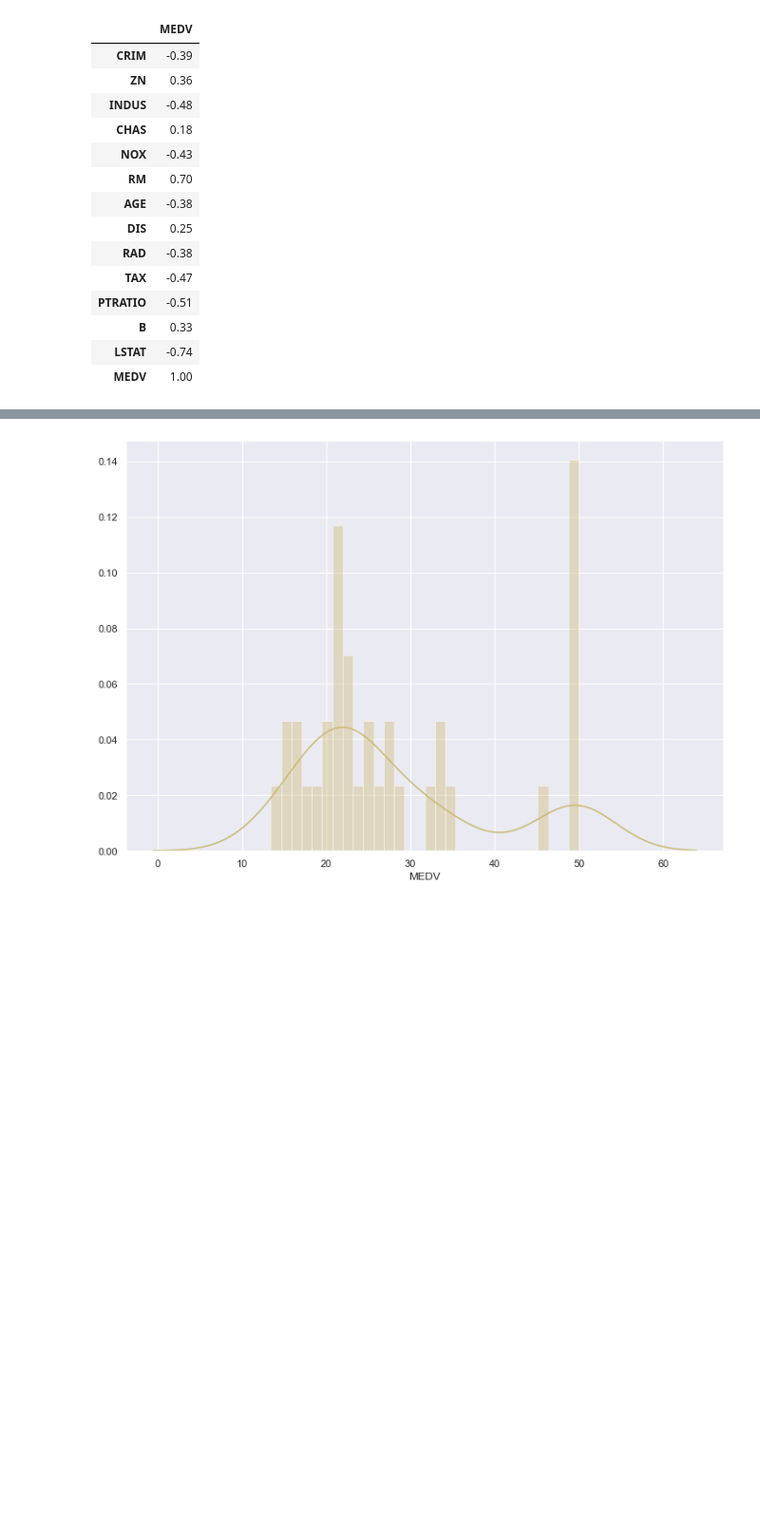
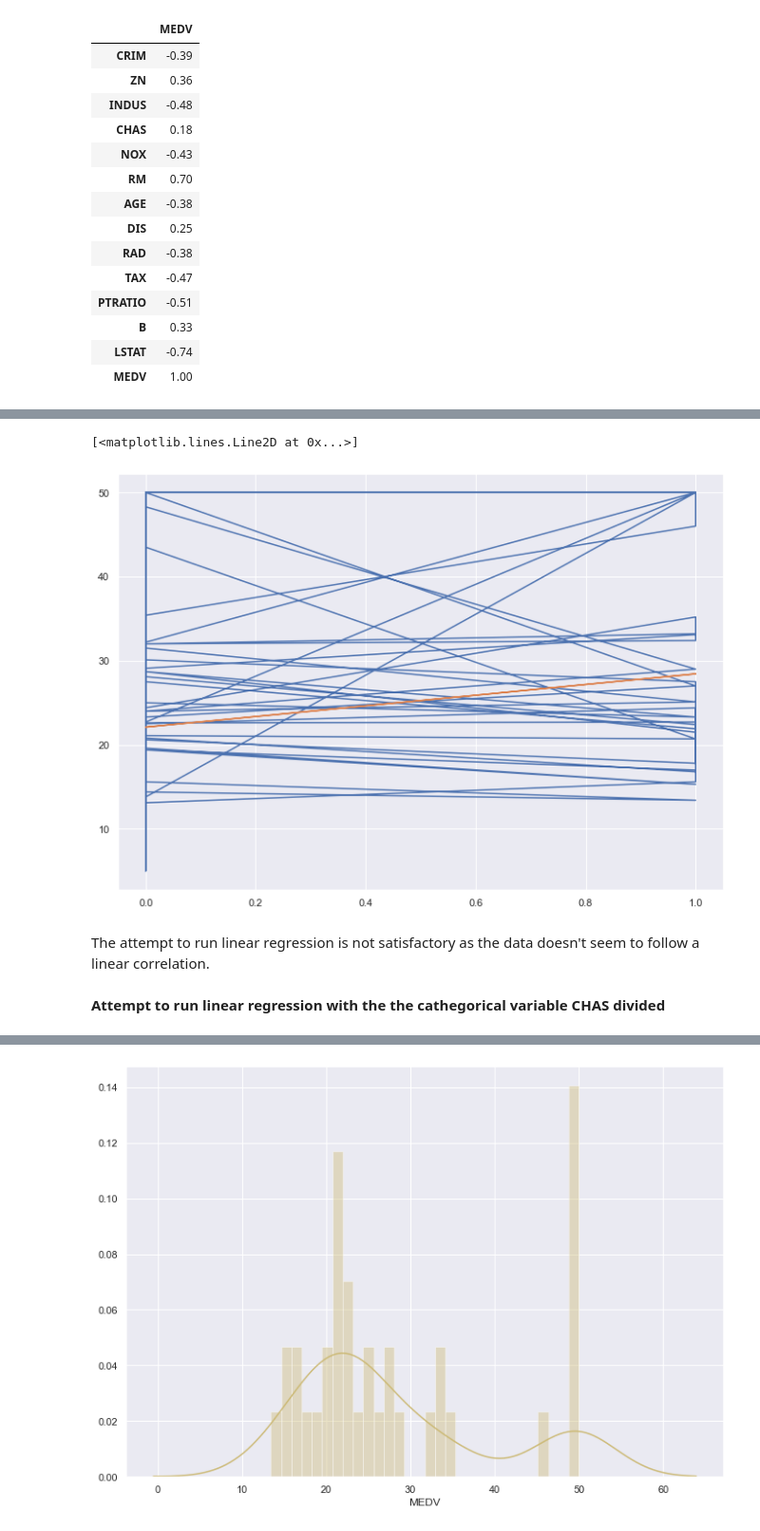
Before and after one commit to Nayade2lu/machine-learning, a Jupyter notebook: Project Machine Learning Lucia Saura Corella.ipynb, the cells around one changed output, grey strips where cells are left out. Shown at 95% size. Drawn from its saved outputs; the diff is of its cells as text; code cells hidden in the pictures; blank space fills up the shorter version.

```diff
--- a/Project Machine Learning Lucia Saura Corella.ipynb
+++ b/Project Machine Learning Lucia Saura Corella.ipynb
@@ -507,0 +522,11 @@ plt.show()
+# %%
+# Plot river and price and the regression line in red.
+plt.plot(River, price)
+plt.plot(River, m * River + c)
+# %% [output]
+[<matplotlib.lines.Line2D at 0x...>]
+[figure, added]
+# %% [markdown]
+The attempt to run linear regression is not satisfactory as the data doesn't seem to follow a linear correlation.
+# %% [markdown]
+**Attempt to run linear regression with the the cathegorical variable CHAS divided**
```
Also changed, not shown: parts of 39 cells of this notebook.
